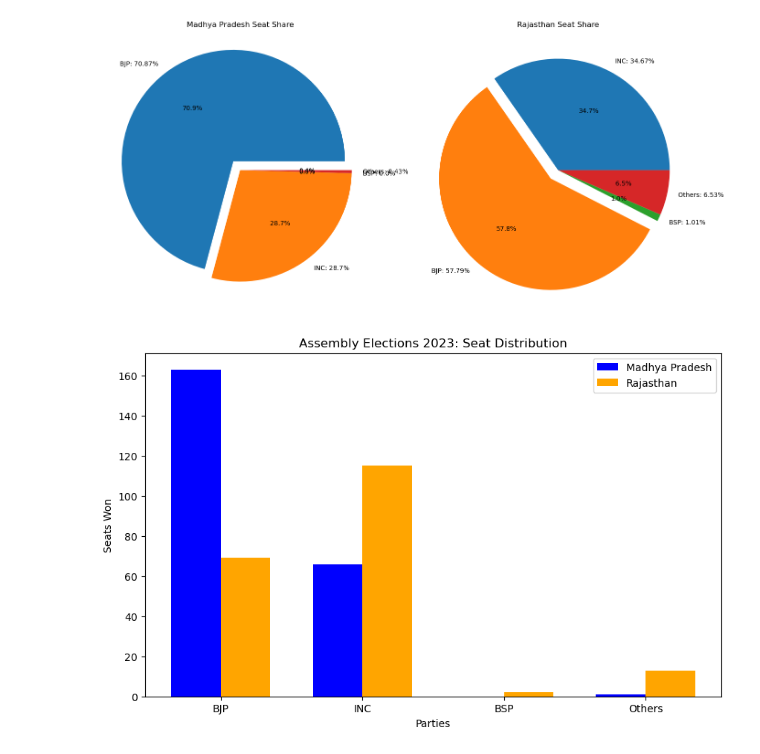
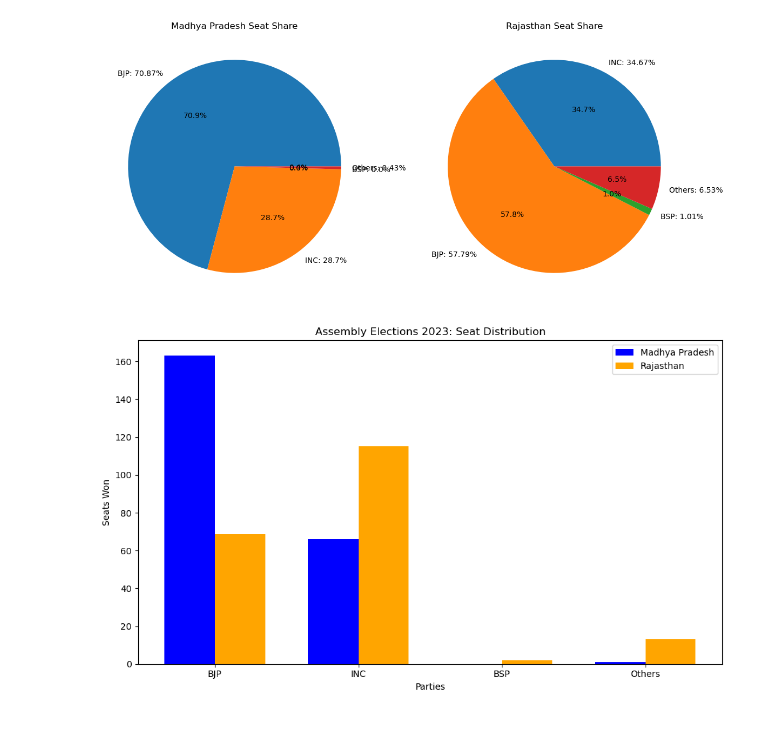
Before and after one commit to IIIT-Ranchi-CS2001/lab-codes-2023A-KumarAnubhav64, a Jupyter notebook: College_python/Experiment_7.ipynb, the cells around one changed output. Drawn from its saved outputs; the diff is of its cells as text; code cells hidden in the pictures; blank space fills up the shorter version.

```diff
--- a/College_python/Experiment_7.ipynb
+++ b/College_python/Experiment_7.ipynb
@@ -13,39 +13,38 @@ percentages_rj = [round(seat / sum(seats_rj) * 100, 2) for seat in seats_rj]
 # Create a figure with two subplots for pie charts
 fig, (ax1, ax2) = plt.subplots(1, 2, figsize=(14, 7))
 
 # Pie chart for Madhya Pradesh
 ax1.pie(seats_mp, labels=[f"{party}: {percent}%" for party, percent in zip(parties_mp, percentages_mp)],
-        autopct='%1.1f%%', explode=[0.1 if percent == max(percentages_mp) else 0 for percent in percentages_mp])
+        autopct='%1.1f%%', )
 ax1.set_title('Madhya Pradesh Seat Share')
 
 # Pie chart for Rajasthan
 ax2.pie(seats_rj, labels=[f"{party}: {percent}%" for party, percent in zip(parties_rj, percentages_rj)],
-        autopct='%1.1f%%', explode=[0.1 if percent == max(percentages_rj) else 0 for percent in percentages_rj])
+        autopct='%1.1f%%', )
 ax2.set_title('Rajasthan Seat Share')
 
-plt.tight_layout()
-plt.show()
 
 # Bar chart for both states
 fig, ax = plt.subplots(figsize=(10, 6))
 bar_width = 0.35
 index = range(len(parties_mp))
 
 # Plot bar chart
 ax.bar(index, seats_mp, bar_width, label='Madhya Pradesh', color='blue')
 ax.bar([i + bar_width for i in index], seats_rj, bar_width, label='Rajasthan', color='orange')
 
 ax.set_xlabel('Parties')
 ax.set_ylabel('Seats Won')
 ax.set_title('Assembly Elections 2023: Seat Distribution')
 ax.set_xticks([i + bar_width / 2 for i in index])
 ax.set_xticklabels(parties_mp)
 ax.legend()
 
+plt.tight_layout()
 plt.show()
 # %% [output]
-[figure, old version]
+[figure, new version]
-[figure, old version]
+[figure, new version]
 # %%
 import random
 import math
```
Also changed, not shown: parts of 1 cell of this notebook, 3 other files.
